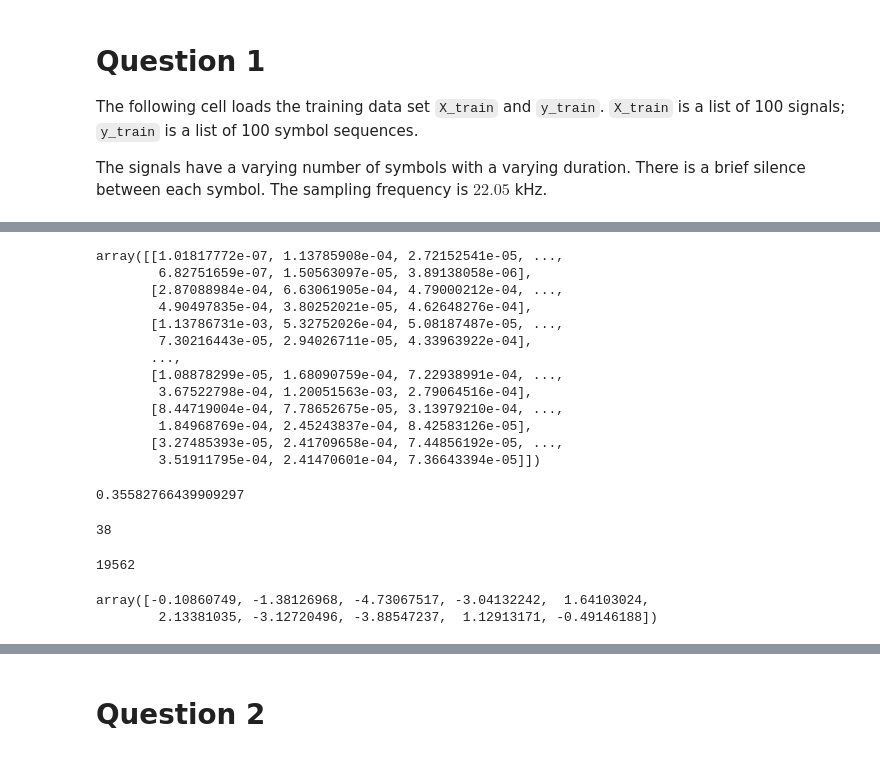
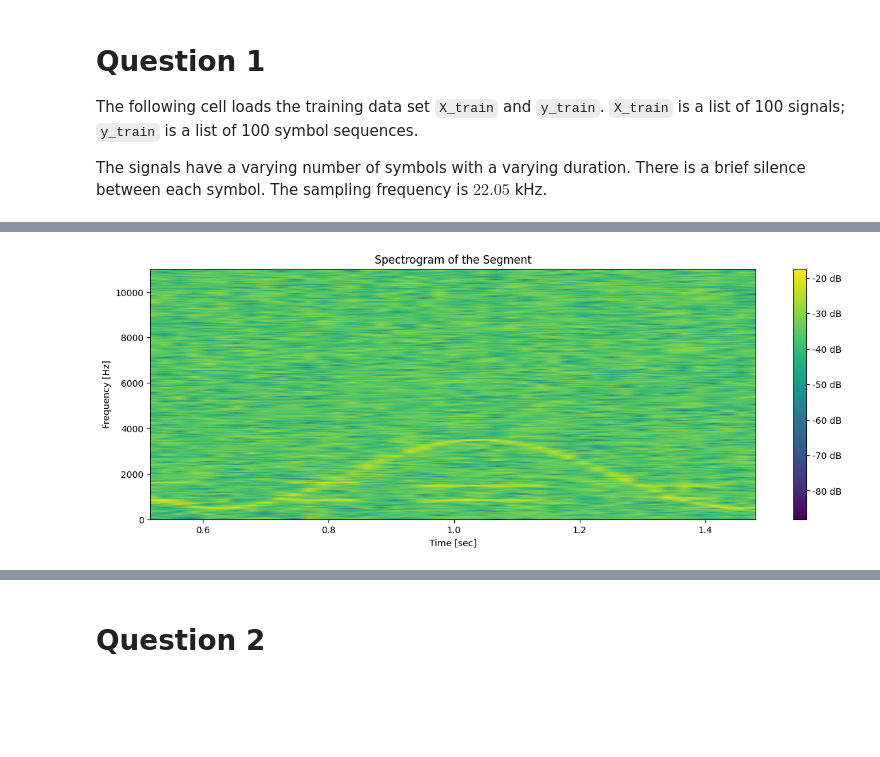
Before and after one commit to wadimoughanim/hw3mlts, a Jupyter notebook: Assignment 3.ipynb, the cells around one changed output, grey strips where cells are left out. Drawn from its saved outputs; the diff is of its cells as text; code cells hidden in the pictures; blank space fills up the shorter version.

```diff
--- a/Assignment 3.ipynb
+++ b/Assignment 3.ipynb
@@ -279,24 +175,0 @@ Signal 99: Predicted: [], Actual: ['7', '5', '9', '7', '4', '*', '9', 'D'], Accu
-# %%
-sxx
-# %% [output]
-array([[1.01817772e-07, 1.13785908e-04, 2.72152541e-05, ...,
-        6.82751659e-07, 1.50563097e-05, 3.89138058e-06],
-       [2.87088984e-04, 6.63061905e-04, 4.79000212e-04, ...,
-        4.90497835e-04, 3.80252021e-05, 4.62648276e-04],
-       [1.13786731e-03, 5.32752026e-04, 5.08187487e-05, ...,
-        7.30216443e-05, 2.94026711e-05, 4.33963922e-04],
-       ...,
-       [1.08878299e-05, 1.68090759e-04, 7.22938991e-04, ...,
-        3.67522798e-04, 1.20051563e-03, 2.79064516e-04],
-       [8.44719004e-04, 7.78652675e-05, 3.13979210e-04, ...,
-        1.84968769e-04, 2.45243837e-04, 8.42583126e-05],
-       [3.27485393e-05, 2.41709658e-04, 7.44856192e-05, ...,
-        3.51911795e-04, 2.41470601e-04, 7.36643394e-05]])
-# %%
-times[15]
-# %% [output]
-0.35582766439909297
-# %%
-len(times)
-# %% [output]
-38
@@ -308,9 +176,30 @@ segment = signal[start:end]
-# %%
-len(signal)
-# %% [output]
-19562
-# %%
-segment
-# %% [output]
-array([-0.10860749, -1.38126968, -4.73067517, -3.04132242,  1.64103024,
-        2.13381035, -3.12720496, -3.88547237,  1.12913171, -0.49146188])
+# %%
+f, t, Sxx = compute_spectrogram(signal)
+
+# Function to extract and visualize the segment's spectrogram from the full signal's spectrogram data
+def visualize_segment_spectrogram(f_full, t_full, Sxx_full, start_time, end_time, fs):
+    # Convert start and end times to indices
+    start_idx = np.searchsorted(t_full, start_time)
+    end_idx = np.searchsorted(t_full, end_time)
+
+    # Extract the segment's spectrogram data
+    Sxx_segment = Sxx_full[:, start_idx:end_idx]
+    t_segment = t_full[start_idx:end_idx]
+
+    # Plot the spectrogram for the segment
+    plt.figure(figsize=(15, 5))
+    plt.pcolormesh(t_segment, f_full, 10 * np.log10(Sxx_segment), shading='gouraud')
+    plt.ylabel('Frequency [Hz]')
+    plt.xlabel('Time [sec]')
+    plt.title('Spectrogram of the Segment')
+    plt.colorbar(format='%+2.0f dB')
+    plt.show()
+
+# Define the start and end times of the segment in seconds
+start_time_segment = 0.5
+end_time_segment = 1.5
+
+# Visualize the segment's spectrogram
+visualize_segment_spectrogram(f, t, Sxx, start_time_segment, end_time_segment, fs=22050)
+# %% [output]
+[figure, added]
```
Also changed, not shown: parts of 9 cells of this notebook.
